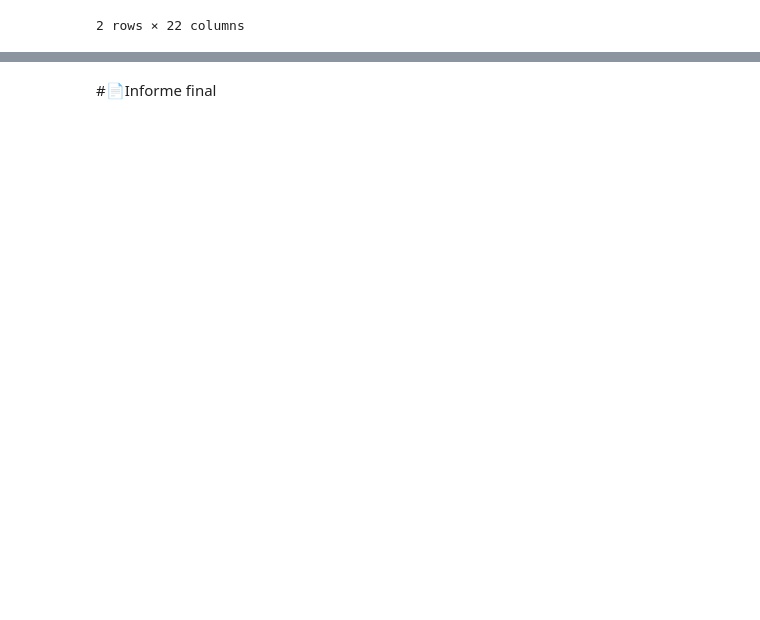
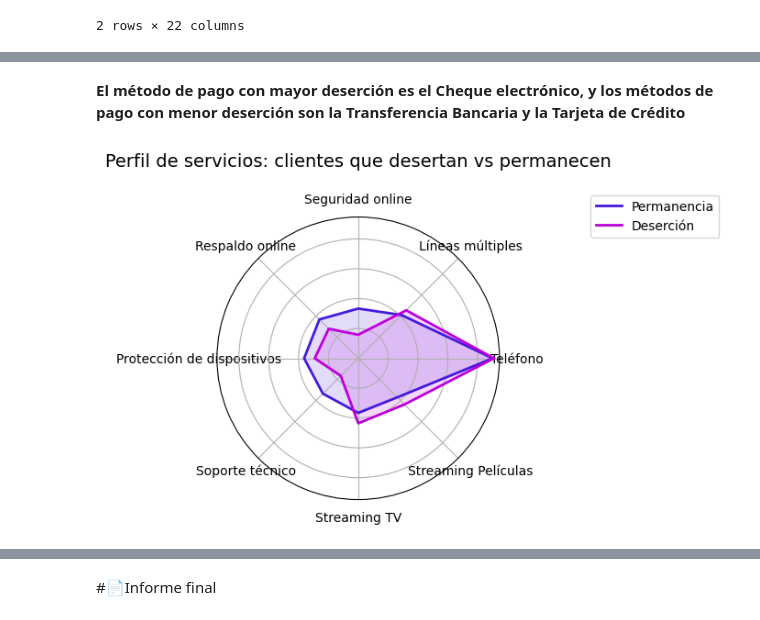
Before and after one commit to JGP-Code/TelecomX_LATAM_Challenge, a Jupyter notebook: TelecomX_LATAM.ipynb, the cells around one changed output, grey strips where cells are left out. Cells and saved outputs as stored; diff of their text form; code cells hidden in the pictures; blank space fills up the shorter version.

```diff
--- a/TelecomX_LATAM.ipynb
+++ b/TelecomX_LATAM.ipynb
@@ -756,0 +894,71 @@ datos_normalizados.head(2)
+# %% [markdown]
+**El método de pago con mayor deserción es el Cheque electrónico, y los métodos de pago con menor deserción son la Transferencia Bancaria y la Tarjeta de Crédito**
+# %%
+#gráfica de araña para ver la deserción y los servicios asignados.
+import pandas as pd
+import numpy as np
+import matplotlib.pyplot as plt
+
+# Seleccionar columnas binarias relevantes
+columnas_arana = [
+    'phone.PhoneService',
+    'phone.MultipleLines',
+    'internet.OnlineSecurity',
+    'internet.OnlineBackup',
+    'internet.DeviceProtection',
+    'internet.TechSupport',
+    'internet.StreamingTV',
+    'internet.StreamingMovies'
+]
+
+# Nombres más amigables para el gráfico
+columnas_arana_cambio = [
+    'Teléfono',
+    'Líneas múltiples',
+    'Seguridad online',
+    'Respaldo online',
+    'Protección de dispositivos',
+    'Soporte técnico',
+    'Streaming TV',
+    'Streaming Películas'
+]
+
+# Calcular promedios por churn
+perfil_arana = datos_normalizados.groupby('Churn')[columnas_arana].mean()
+
+# Convertir a porcentaje
+perfil_arana = perfil_arana * 100
+
+# Preparar datos para radar chart
+etiquetas_arana = columnas_arana
+num_vars = len(etiquetas_arana)
+
+angulos = np.linspace(0, 2 * np.pi, num_vars, endpoint=False).tolist()
+angulos += angulos[:1]  # cerrar el círculo
+
+# Crear figura
+fig, ax = plt.subplots(figsize=(4, 4), subplot_kw=dict(polar=True))
+
+# Plot para churn = 0
+valores_0 = perfil_arana.loc[0].tolist()
+valores_0 += valores_0[:1]
+ax.plot(angulos, valores_0, linewidth=2, label='Permanencia', color='#431ADB')
+ax.fill(angulos, valores_0, alpha=0.15, color='#431ADB')
+
+# Plot para churn = 1
+valores_1 = perfil_arana.loc[1].tolist()
+valores_1 += valores_1[:1]
+ax.plot(angulos, valores_1, linewidth=2, label='Deserción', color='#BD00DB')
+ax.fill(angulos, valores_1, alpha=0.15, color='#BD00DB')
+
+# Ajustes visuales
+ax.set_xticks(angulos[:-1])
+ax.set_xticklabels(columnas_arana_cambio, fontsize=10)
+ax.set_yticklabels([])
+
+
+plt.title('Perfil de servicios: clientes que desertan vs permanecen', fontsize=14, pad=40)
+plt.legend(loc='upper right', bbox_to_anchor=(1.8, 1.1))
+plt.show()
+# %% [output]
+[figure, added]
```
Also changed, not shown: parts of 6 cells of this notebook.
